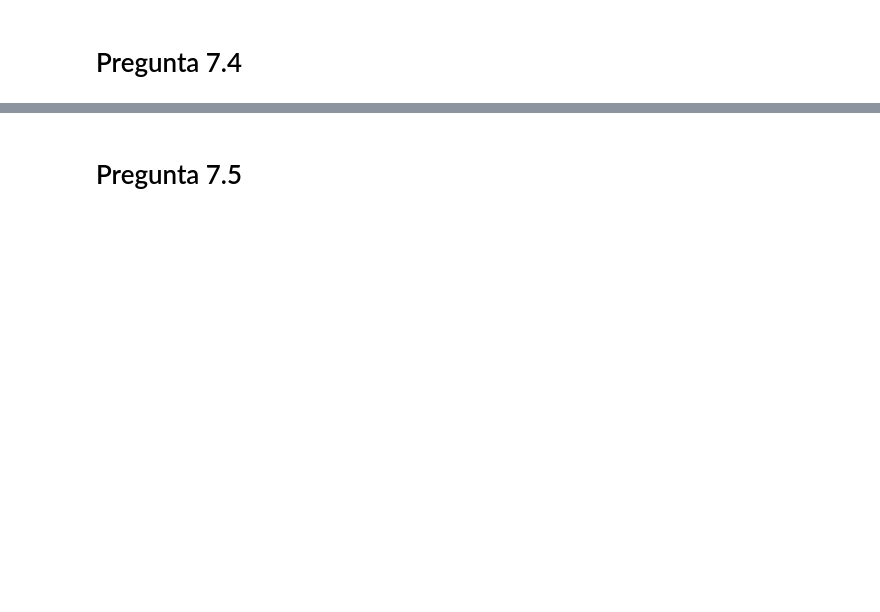
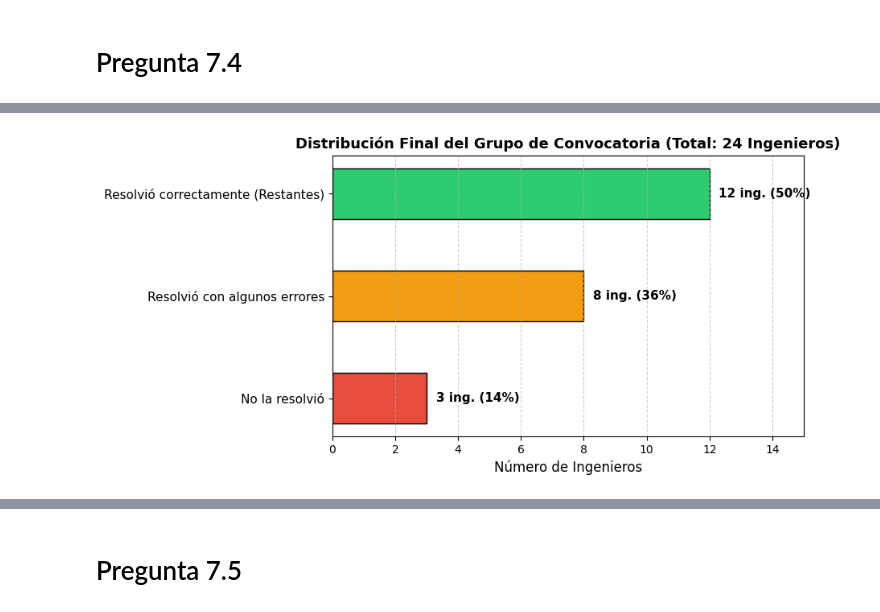
Before and after one commit to marco-canas/camino-udea, a Jupyter notebook: 4_esquemas_proporcionalidad/clase_07_interpretacion_de_porcentajes/clase_7_interpretacion_de_porcentajes.ipynb, the cells around one changed output, grey strips where cells are left out. Cells and saved outputs as stored; diff of their text form; code cells hidden in the pictures; blank space fills up the shorter version.

```diff
--- a/4_esquemas_proporcionalidad/clase_07_interpretacion_de_porcentajes/clase_7_interpretacion_de_porcentajes.ipynb
+++ b/4_esquemas_proporcionalidad/clase_07_interpretacion_de_porcentajes/clase_7_interpretacion_de_porcentajes.ipynb
@@ -628,0 +525,84 @@ La respuesta correcta es **(a) 24**.
+# %%
+import matplotlib.pyplot as plt
+import numpy as np
+import pandas as pd
+import sympy as sp
+
+# ==========================================
+# 1. RESOLUCIÓN ALGEBRAICA CON SYMPY
+# ==========================================
+print("--- Resolución Álgebraica con SymPy ---")
+
+# Definimos la incógnita T (Total de ingenieros)
+T = sp.Symbol('T')
+
+pct_no_resolvio = sp.Rational(14, 100)
+pct_con_errores = sp.Rational(36, 100)
+ingenieros_correctos = 12
+
+# Planteamos la ecuación: T - (pct1 * T) - (pct2 * T) = ingenieros_correctos
+ecuacion = sp.Eq(T - (pct_no_resolvio * T) - (pct_con_errores * T), ingenieros_correctos)
+
+# Resolver la ecuación
+total_calculado = int(sp.solve(ecuacion, T)[0])
+print(f"El número total de ingenieros (T) calculado es: {total_calculado}")
+
+
+# ==========================================
+# 2. TABLA INFORMATIVA CON PANDAS Y NUMPY
+# ==========================================
+print("\n--- Desglose de Población con Pandas ---")
+
+# Calculamos el tamaño real de cada grupo usando NumPy / operaciones aritméticas estándar
+n_no_resolvio = int(total_calculado * float(pct_no_resolvio))
+n_con_errores = int(total_calculado * float(pct_con_errores))
+
+datos_ingenieros = {
+    "Estado de la Prueba": [
+        "No la resolvió",
+        "Resolvió con algunos errores",
+        "Resolvió correctamente (Restantes)"
+    ],
+    "Porcentaje (%)": [14.0, 36.0, 50.0],
+    "Cantidad de Ingenieros": [n_no_resolvio, n_con_errores, ingenieros_correctos]
+}
+
+df = pd.DataFrame(datos_ingenieros)
+print(df.to_string(index=False))
+
+
+# ==========================================
+# 3. VISUALIZACIÓN GRÁFICA CON MATPLOTLIB
+# ==========================================
+# Crearemos un gráfico de barras horizontales para entender de forma didáctica la distribución
+plt.figure(figsize=(9, 4.5))
+
+colores = ['#e74c3c', '#f39c12', '#2ecc71']
+posiciones = np.arange(len(df["Estado de la Prueba"]))
+
+barras = plt.barh(posiciones, df["Cantidad de Ingenieros"], color=colores, edgecolor='black', height=0.5)
+
+# Configurar los ejes y títulos
+plt.yticks(posiciones, df["Estado de la Prueba"], fontsize=11)
+plt.xlabel("Número de Ingenieros", fontsize=12)
+plt.title(f"Distribución Final del Grupo de Convocatoria (Total: {total_calculado} Ingenieros)", fontsize=13, weight='bold')
+plt.xlim(0, 15)
+plt.grid(axis='x', linestyle='--', alpha=0.6)
+
+# Añadir etiquetas con el valor numérico y el porcentaje dentro/junto a las barras
+for i, barra in enumerate(barras):
+    ancho = barra.get_width()
+    porcentaje = df.iloc[i]["Porcentaje (%)"]
+    plt.text(
+        ancho + 0.3,
+        barra.get_y() + barra.get_height()/2,
+        f"{int(ancho)} ing. ({porcentaje:.0f}%)",
+        va='center',
+        ha='left',
+        fontsize=11,
+        weight='bold'
+    )
+
+plt.tight_layout()
+plt.show()
+# %% [output]
@@ -628,0 +617 @@ La respuesta correcta es **(a) 24**.
+[figure, added]
```
Also changed, not shown: parts of 41 cells of this notebook, 6 other files.
